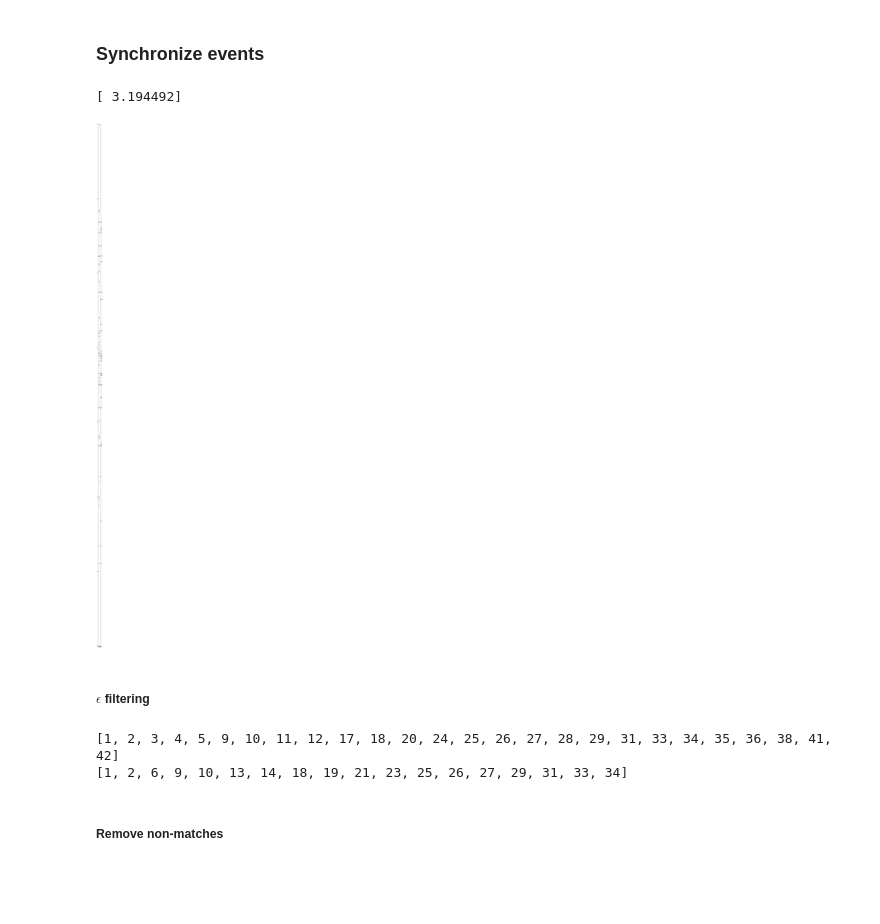
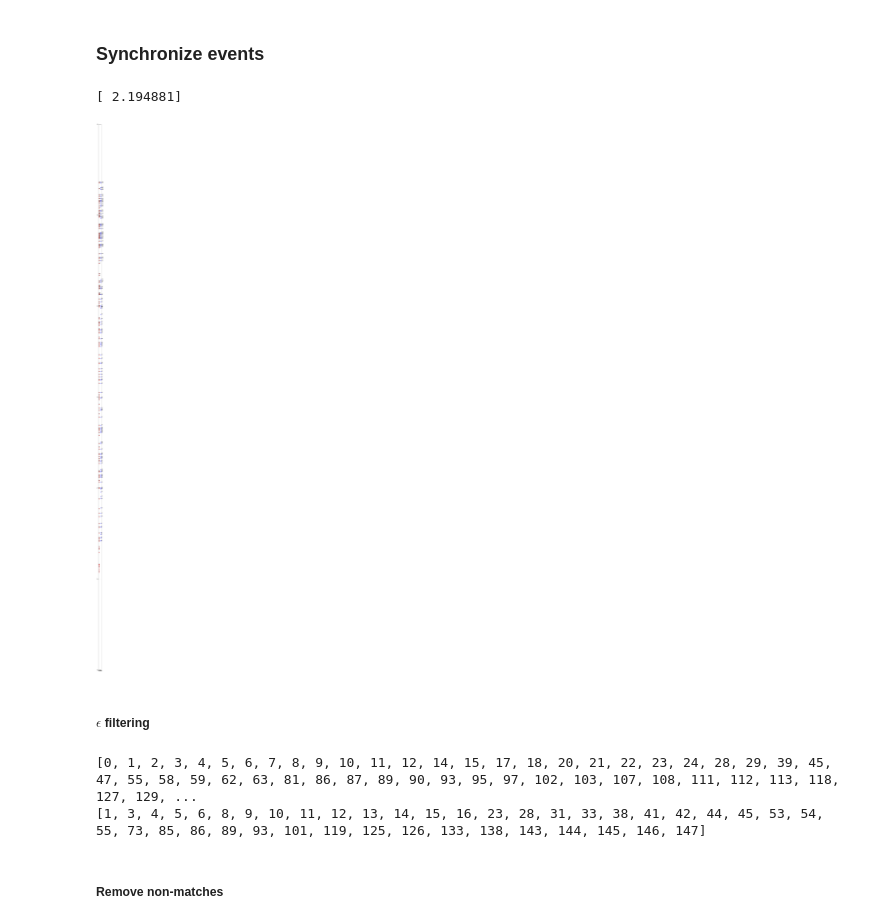
Before and after one commit to tphinkle/pore_stats, a Jupyter notebook: notebooks/rp_oi_sync.ipynb, the cells around one changed output. Saved outputs shown, nothing was run; the diff lists cells and outputs as text; code cells hidden in the pictures; blank space fills up the shorter version.

```diff
--- a/notebooks/rp_oi_sync.ipynb
+++ b/notebooks/rp_oi_sync.ipynb
@@ -30,10 +30,10 @@ from IPython.display import HTML
 # %% [markdown]
 ##### Set file info
 # %%
-date = '/3-3-2017'
-particle = '/HCT-116'
-chip = '/17p5_30_17p5'
-file_index = '5'
+date = '/7-17-2017'
+particle = '/293-T'
+chip = '/15-30-15_1'
+file_index = '0'
 
 base_directory = '/home/prestonh/Desktop/Research/cancer_cells/data/'+date+particle+chip
 # %% [markdown]
@@ -62,7 +62,7 @@ rp_events = rp_file.open_event_file_json(rp_events_file_path)
 # %%
 oi_res_x = 512
 oi_res_y = 288
-oi_fps = 50000.
+oi_fps = 100000.
 oi_exp = 5
 
 # OI data files
@@ -70,7 +70,7 @@ oi_vid_file_directory = base_directory + '/oi/bin/'
 oi_vid_file_name = 'test_camera_' + file_index
 oi_vid_file_path = oi_vid_file_directory + oi_vid_file_name
 
-oi_vid = oi_file.Raw(oi_vid_file_path, oi_res_x, oi_res_y, oi_fps, oi_exp)
+oi_vid = oi_file.Video(oi_vid_file_path, oi_res_x, oi_res_y, oi_fps, oi_exp)
 
 
 # OI event files
@@ -100,10 +100,10 @@ print output_file_path
 reload(oi)
 template_index = 0
 template_frame = oi_vid.get_frame(template_index)
-c0 = [143, 210]
-c1 = [137, 180]
-c2 = [384, 160]
-c3 = [390, 192]
+c0 = [110,90]
+c1 = [110,58]
+c2 = [360,58]
+c3 = [360,90]
 stage = oi.Stage(template_frame, c0, c1, c2, c3)
 stage._length_microns = 150
 stage.plot_stage()
@@ -143,31 +144,31 @@ oi_times = np.array([(event._channel_enter_tf+event._channel_exit_tf)/2./oi_fps
 # %%
 fig = plt.figure(figsize = (.5,100))
 
-offset = rp_times[-3]-oi_times[-1]
+offset = rp_times[-1]-oi_times[-1]
 
 print offset
 
 plt.scatter([0 for i in range(rp_times.shape[0])], rp_times, color = 'red')
 plt.scatter([1 for i in range(oi_times.shape[0])], oi_times+offset, color = 'blue')
 
 
 
 y_lower = 4.25-oi_fps/oi_vid._total_frames
 y_upper = 4.25
 
 for i, event in enumerate(oi_events):
     plt.text(1.25, oi_times[i] + offset, str(i))
 
 for i, event in enumerate(rp_events):
     plt.text(-.25, rp_times[i], str(i))
 
 #plt.ylim(y_lower, y_upper)
 
 
 plt.show()
 # %% [output]
-[ 3.194492]
+[ 2.194881]
-[figure, old version]
+[figure, new version]
 # %% [markdown]
 ##### $\epsilon$ filtering
 # %%
@@ -194,8 +195,8 @@ for i, oi_time in enumerate(oi_times):
 print epsilon_rp_remove_list
 print epsilon_oi_remove_list
 # %% [output]
-[1, 2, 3, 4, 5, 9, 10, 11, 12, 17, 18, 20, 24, 25, 26, 27, 28, 29, 31, 33, 34, 35, 36, 38, 41, 42]
-[1, 2, 6, 9, 10, 13, 14, 18, 19, 21, 23, 25, 26, 27, 29, 31, 33, 34]
+[0, 1, 2, 3, 4, 5, 6, 7, 8, 9, 10, 11, 12, 14, 15, 17, 18, 20, 21, 22, 23, 24, 28, 29, 39, 45, 47, 55, 58, 59, 62, 63, 81, 86, 87, 89, 90, 93, 95, 97, 102, 103, 107, 108, 111, 112, 113, 118, 127, 129, ...
+[1, 3, 4, 5, 6, 8, 9, 10, 11, 12, 13, 14, 15, 16, 23, 28, 31, 33, 38, 41, 42, 44, 45, 53, 54, 55, 73, 85, 86, 89, 93, 101, 119, 125, 126, 133, 138, 143, 144, 145, 146, 147]
 # %% [markdown]
 ##### Remove non-matches
 # %%
```
Also changed, not shown: parts of 8 cells of this notebook, 3 other files.
